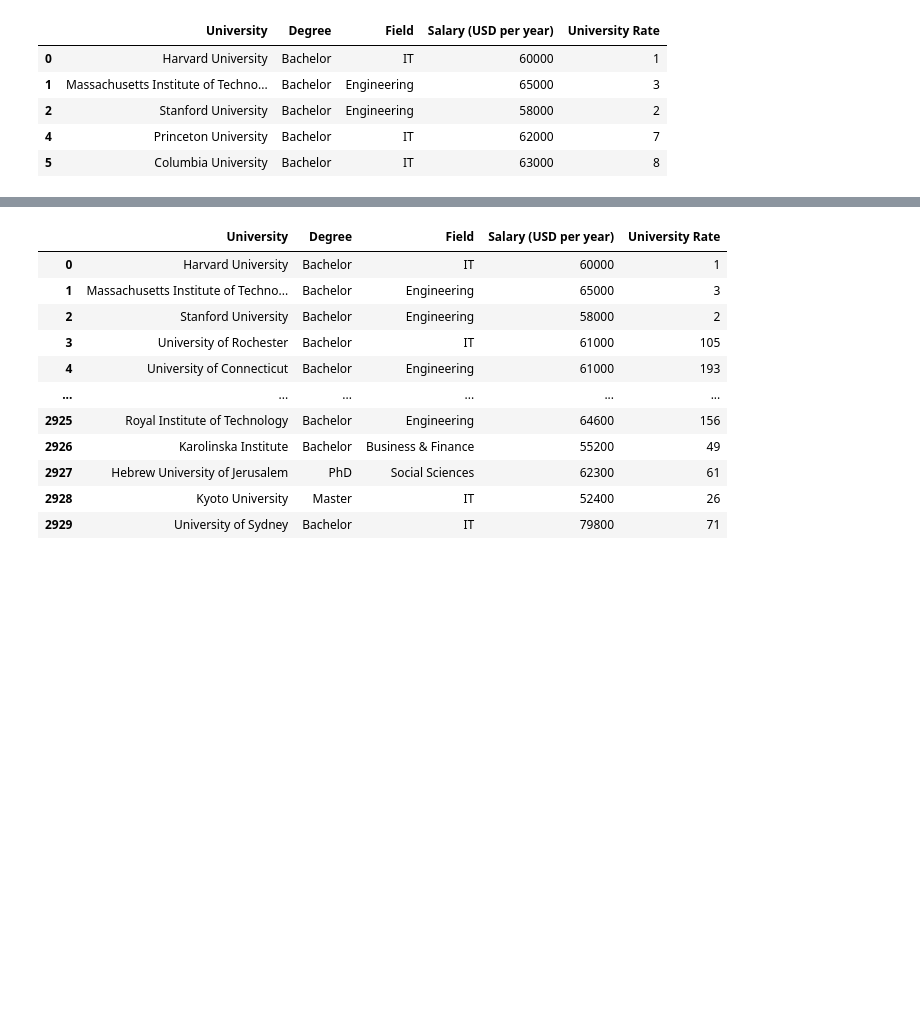
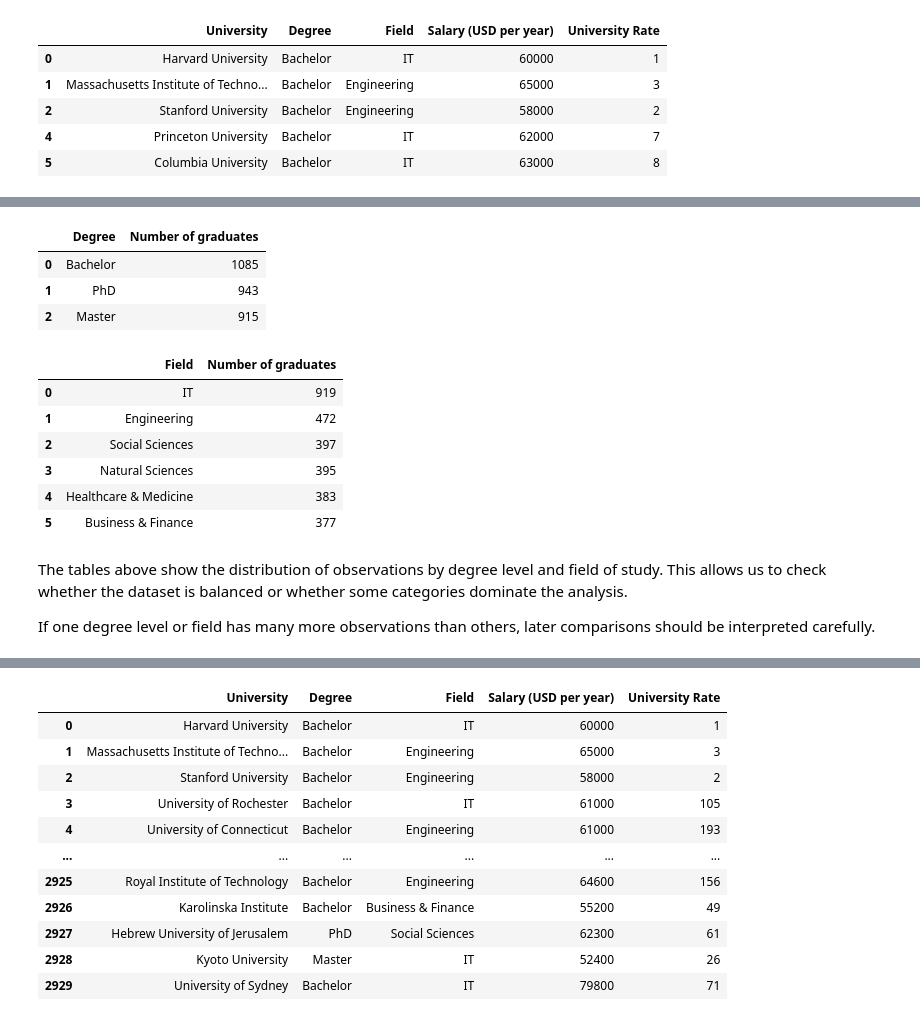
Before and after one commit to maxtheshock/PythonDS-Project, a Jupyter notebook: PythonNotebook.ipynb, the cells around one changed output, grey strips where cells are left out. Saved outputs shown, nothing was run; the diff lists cells and outputs as text; code cells hidden in the pictures; blank space fills up the shorter version.

```diff
--- a/PythonNotebook.ipynb
+++ b/PythonNotebook.ipynb
@@ -351,0 +382,33 @@ Text(0.5, 1.0, 'Salaries of students depend on the rank of their university (poi
+# %%
+degree_distribution = (
+    alumni_data["Degree"]
+    .value_counts()
+    .rename_axis("Degree")
+    .reset_index(name="Number of graduates")
+)
+
+field_distribution = (
+    alumni_data["Field"]
+    .value_counts()
+    .rename_axis("Field")
+    .reset_index(name="Number of graduates")
+)
+
+display(degree_distribution)
+display(field_distribution)
+# %% [output]
+|  | Degree | Number of graduates |
+| 0 | Bachelor | 1085 |
+| 1 | PhD | 943 |
+| 2 | Master | 915 |
+|  | Field | Number of graduates |
+| 0 | IT | 919 |
+| 1 | Engineering | 472 |
+| 2 | Social Sciences | 397 |
+| 3 | Natural Sciences | 395 |
+| 4 | Healthcare & Medicine | 383 |
+| 5 | Business & Finance | 377 |
+# %% [markdown]
+The tables above show the distribution of observations by degree level and field of study. This allows us to check whether the dataset is balanced or whether some categories dominate the analysis.
+
+If one degree level or field has many more observations than others, later comparisons should be interpreted carefully.
```
Also changed, not shown: parts of 13 cells of this notebook, 1 other file.
